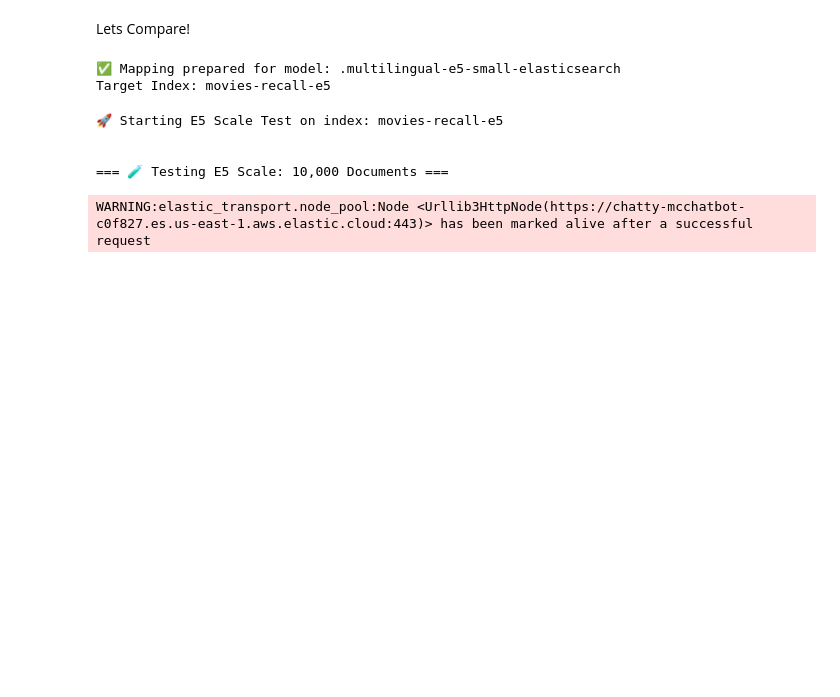
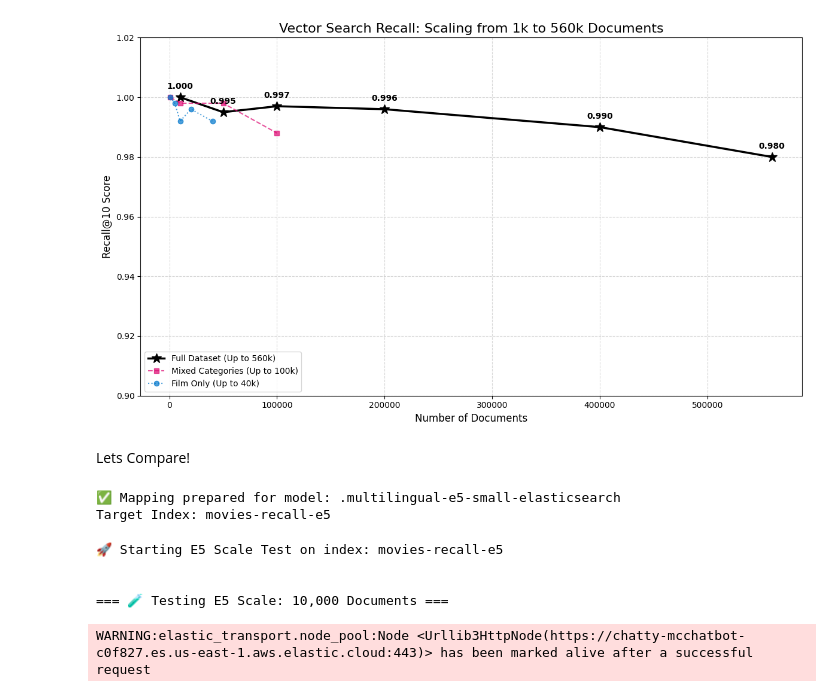
Before and after one commit to elastic/elasticsearch-labs, a Jupyter notebook: supporting-blog-content/fast_vs_accurate_measuring_the_recall_of_quantized_vector_search/vector_recall_notebook.ipynb, the cells around one changed output. Saved outputs shown, nothing was run; the diff lists cells and outputs as text; code cells hidden in the pictures; blank space fills up the shorter version.

```diff
--- a/supporting-blog-content/fast_vs_accurate_measuring_the_recall_of_quantized_vector_search/vector_recall_notebook.ipynb
+++ b/supporting-blog-content/fast_vs_accurate_measuring_the_recall_of_quantized_vector_search/vector_recall_notebook.ipynb
@@ -820,3 +732,45 @@ plt.show()
+# %%
+import matplotlib.pyplot as plt
+import pandas as pd
+
+plt.figure(figsize=(12, 7))
+
+# 1. Plot the "Mega" run (560k)
+# We plot this first so it sets the scale
+if 'results_df_mega' in locals():
+    plt.plot(results_df_mega['Docs'], results_df_mega['Recall'],
+             marker='*', markersize=12, linestyle='-', color='#000000', linewidth=2.5, label='Full Dataset (Up to 560k)')
+
+    # Annotate the Mega points
+    for i, row in results_df_mega.iterrows():
+        plt.annotate(f"{row['Recall']:.3f}",
+                     (row['Docs'], row['Recall']),
+                     textcoords="offset points",
+                     xytext=(0,10),
+                     ha='center',
+                     fontweight='bold')
+
+# 2. Plot the previous "Go Big" run (100k) for context
+if 'results_df_big' in locals():
+    plt.plot(results_df_big['Docs'], results_df_big['Recall'],
+             marker='s', linestyle='--', color='#DD0A73', linewidth=1.5, alpha=0.7, label='Mixed Categories (Up to 100k)')
+
+# 3. Plot the original "Film" run (40k)
+if 'results_df' in locals():
+    plt.plot(results_df['Docs'], results_df['Recall'],
+             marker='o', linestyle=':', color='#0077cc', linewidth=1.5, alpha=0.7, label='Film Only (Up to 40k)')
+
+plt.title('Vector Search Recall: Scaling from 1k to 560k Documents', fontsize=16)
+plt.xlabel('Number of Documents', fontsize=12)
+plt.ylabel('Recall@10 Score', fontsize=12)
+plt.legend(loc='lower left')
+
+plt.ylim(0.90, 1.02)
+plt.grid(True, linestyle='--', alpha=0.5)
+plt.tight_layout()
+plt.show()
+# %% [output]
+[figure, added]
 # %% [markdown]
 Lets Compare!
 # %%
```
Also changed, not shown: parts of 47 cells of this notebook.
